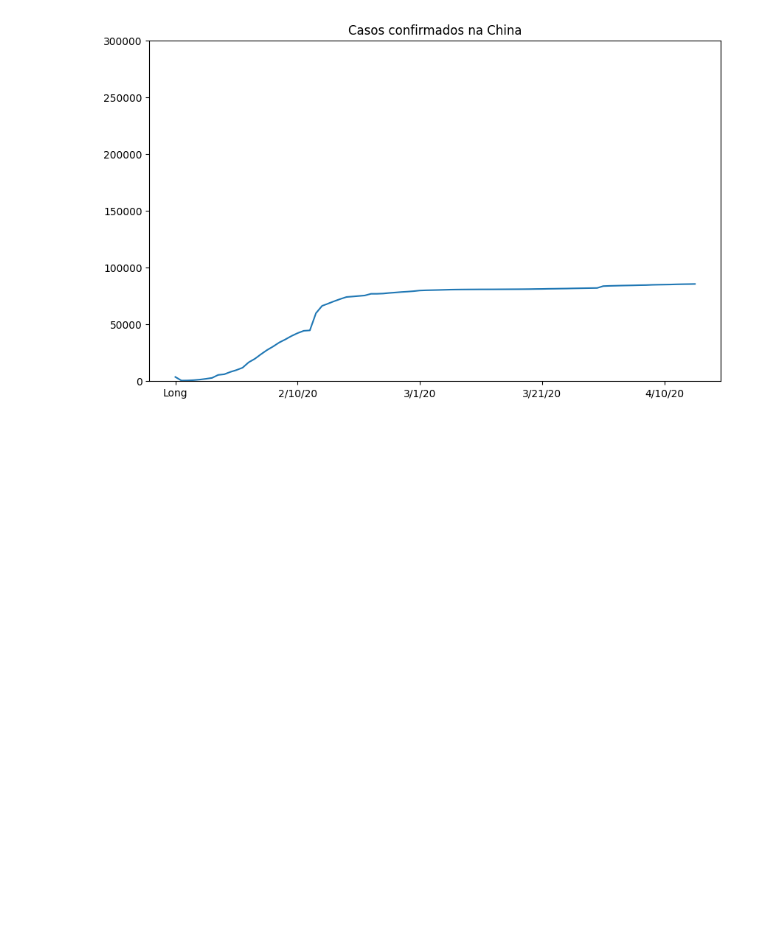
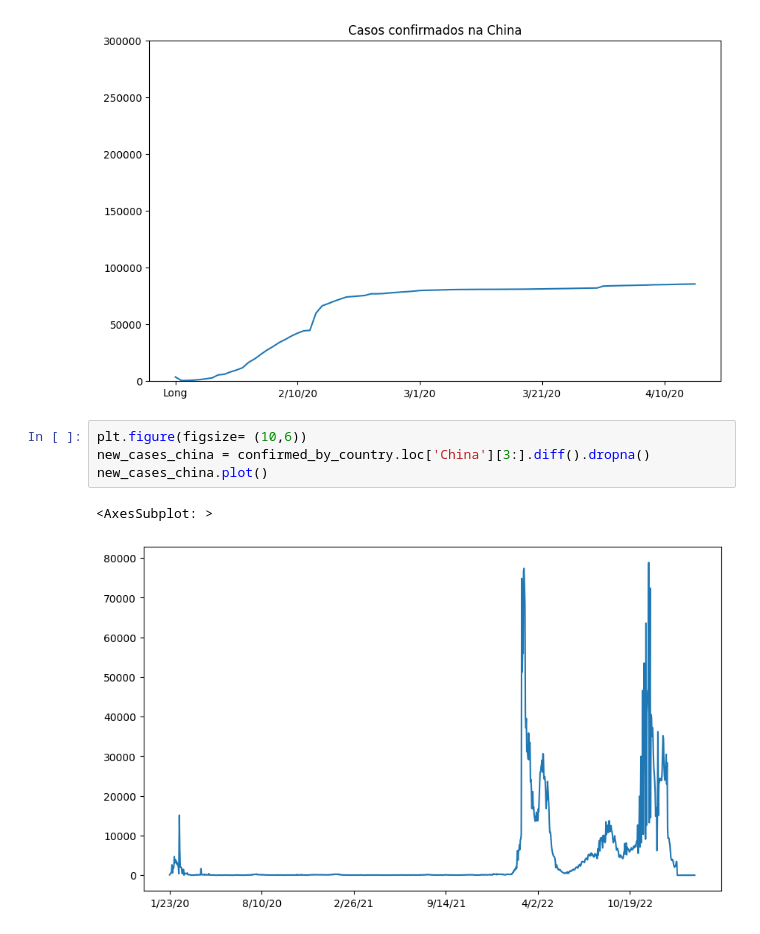
Before and after one commit to AraujoTT/DS, a Jupyter notebook: DS2/curso11_data/data_science_e_saude.ipynb, the cells around one changed output. Drawn from its saved outputs; the diff is of its cells as text; blank space fills up the shorter version.

```diff
--- a/DS2/curso11_data/data_science_e_saude.ipynb
+++ b/DS2/curso11_data/data_science_e_saude.ipynb
@@ -182,3 +182,10 @@ plt.ylim(0, 300000)
 # %% [output]
 (0.0, 300000.0)
 [figure]
+# %%
+plt.figure(figsize= (10,6))
+new_cases_china = confirmed_by_country.loc['China'][3:].diff().dropna()
+new_cases_china.plot()
+# %% [output]
+<AxesSubplot: >
+[figure, added]
```
Also changed, not shown: parts of 5 cells of this notebook.
